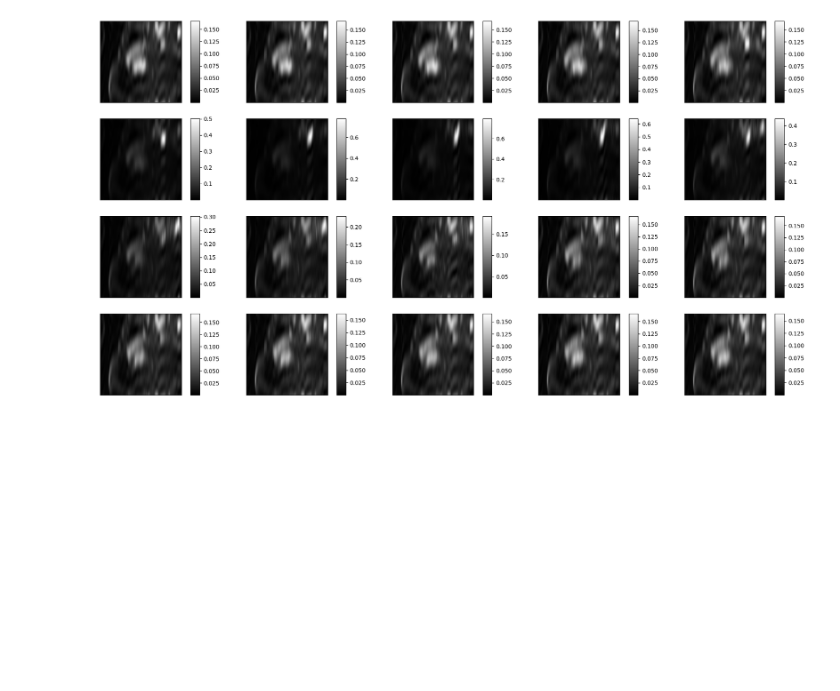
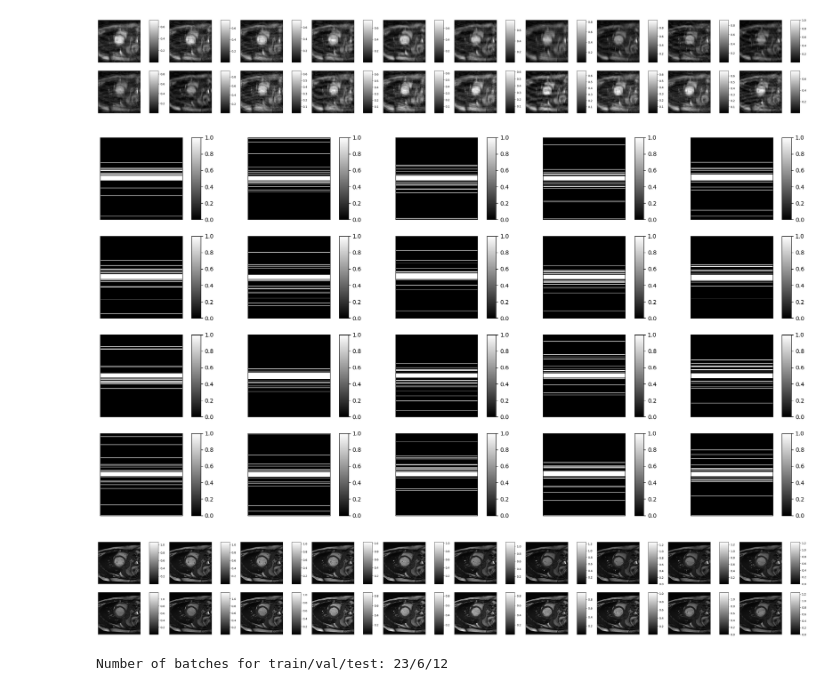
Before and after one commit to skkk256/BME_project_1, a Jupyter notebook: main.ipynb, the cells around one changed output. Drawn from its saved outputs; the diff is of its cells as text; code cells hidden in the pictures; blank space fills up the shorter version.

```diff
--- a/main.ipynb
+++ b/main.ipynb
@@ -52,5 +43,29 @@ dataset = get_aliased(dataset)
-# %%
-INDEX = random.randint(0, 199)
-imsshow(dataset[INDEX], num_col=5, cmap='gray', is_colorbar=True)
-# %% [output]
-[figure, removed]
+# %%
+dataset = LoadMRI('./cine.npz')
+CINE_INDEX = random.randint(0, 199)
+# %%
+data_test = DatasetReconMRI(dataset)
+# %%
+k_und, und_mask, img_gt = data_test[CINE_INDEX]
+img_und = np.abs(kspace2image(pseudo2complex(k_und)))
+
+# Try different index range in [0, 1000) to see different images in dataset.
+imsshow(img_und, num_col=10, cmap='gray', is_colorbar=True)
+imsshow(und_mask, num_col=5, cmap='gray', is_colorbar=True)
+imsshow(img_gt, num_col=10, cmap='gray', is_colorbar=True)
+# %% [output]
+[figure, added]
+[figure, added]
+[figure, added]
+# %%
+TRAIN_INDICES = np.arange(0, 112)
+VAL_INDICES = np.arange(112, 140)
+TEST_INDICES = np.arange(140, 200)
+
+train_loader, val_loader, test_loader = build_loaders(
+    dataset, TRAIN_INDICES, VAL_INDICES, TEST_INDICES,
+    batch_size=5  # Reduce this number if your computer does not has large gpu vram
+)
+print(f"Number of batches for train/val/test: {len(train_loader)}/{len(val_loader)}/{len(test_loader)}")
+# %% [output]
+Number of batches for train/val/test: 23/6/12
```
Also changed, not shown: parts of 7 cells of this notebook, 5 other files.
